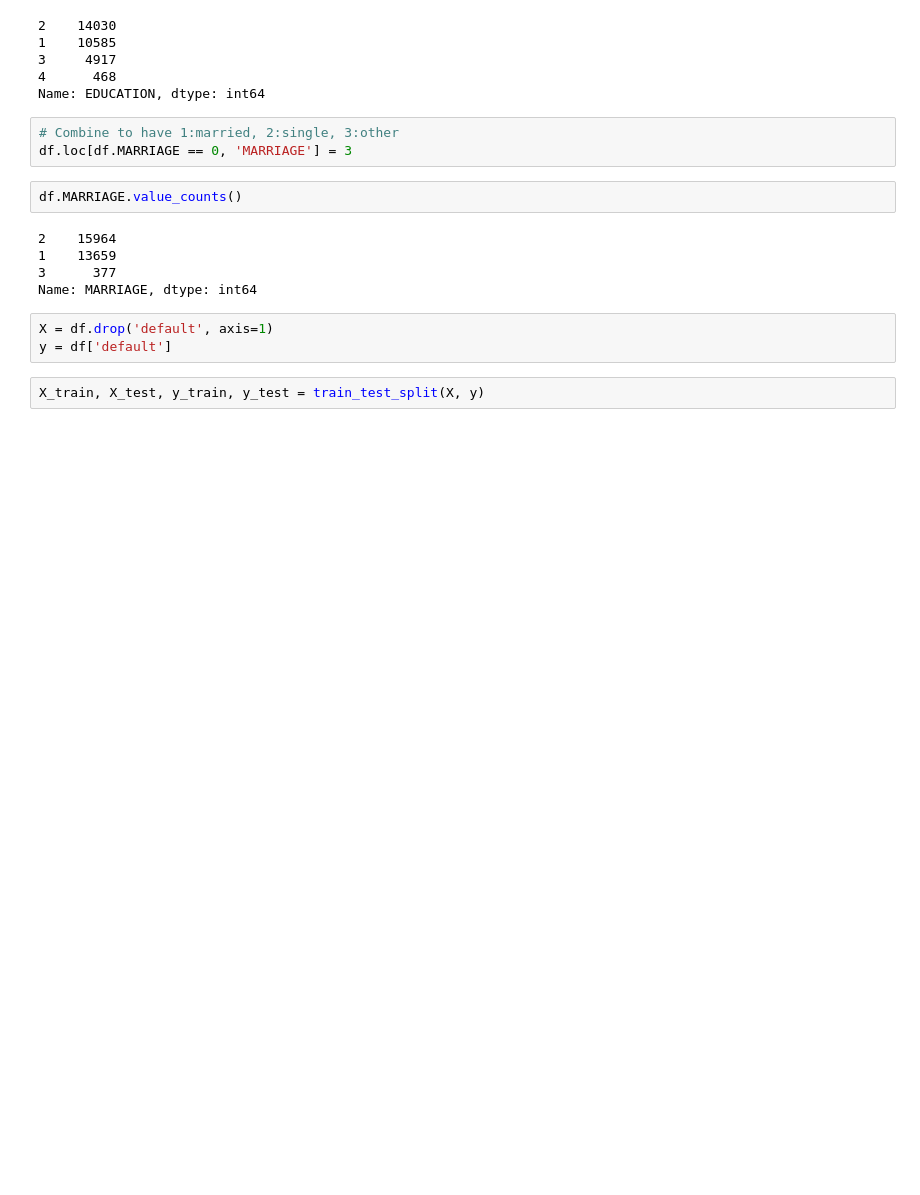
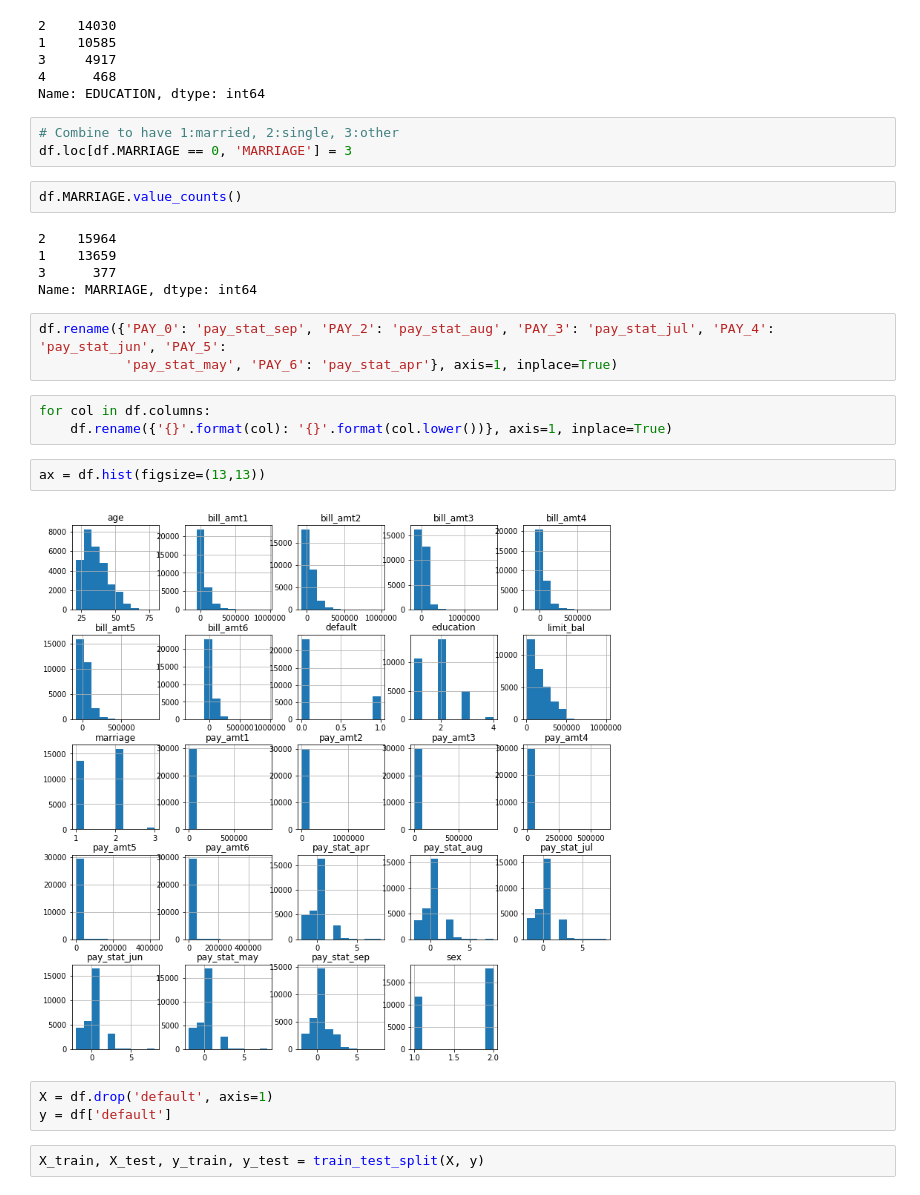
Before and after one commit to JoeSRead/Default-Detection, a Jupyter notebook: joe.ipynb, the cells around one changed output. Cells and saved outputs as stored; diff of their text form; blank space fills up the shorter version.

```diff
--- a/joe.ipynb
+++ b/joe.ipynb
@@ -68,6 +75,16 @@ df.MARRIAGE.value_counts()
 1    13659
 3      377
 Name: MARRIAGE, dtype: int64
+# %%
+df.rename({'PAY_0': 'pay_stat_sep', 'PAY_2': 'pay_stat_aug', 'PAY_3': 'pay_stat_jul', 'PAY_4': 'pay_stat_jun', 'PAY_5':
+           'pay_stat_may', 'PAY_6': 'pay_stat_apr'}, axis=1, inplace=True)
+# %%
+for col in df.columns:
+    df.rename({'{}'.format(col): '{}'.format(col.lower())}, axis=1, inplace=True)
+# %%
+ax = df.hist(figsize=(13,13))
+# %% [output]
+[figure, added]
 # %%
 X = df.drop('default', axis=1)
 y = df['default']
```
Also changed, not shown: parts of 13 cells of this notebook.
